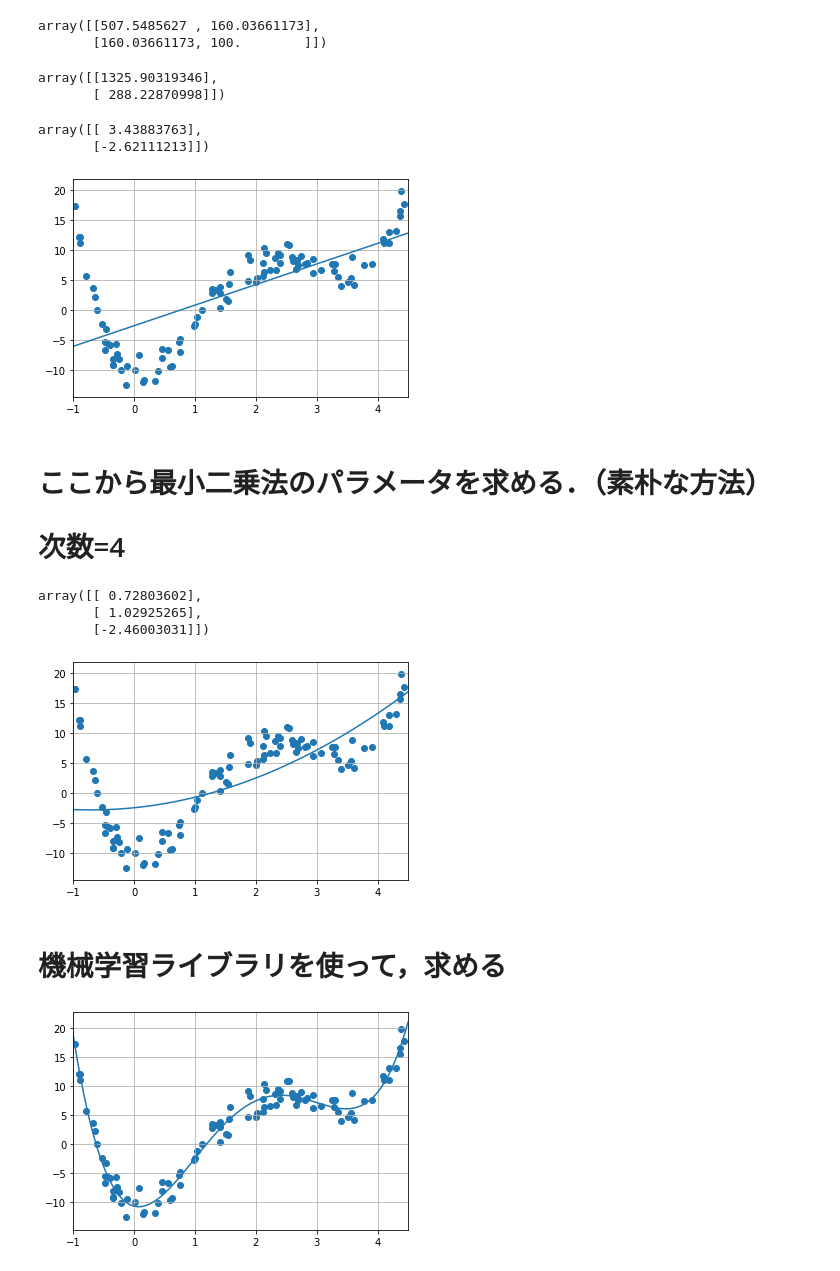
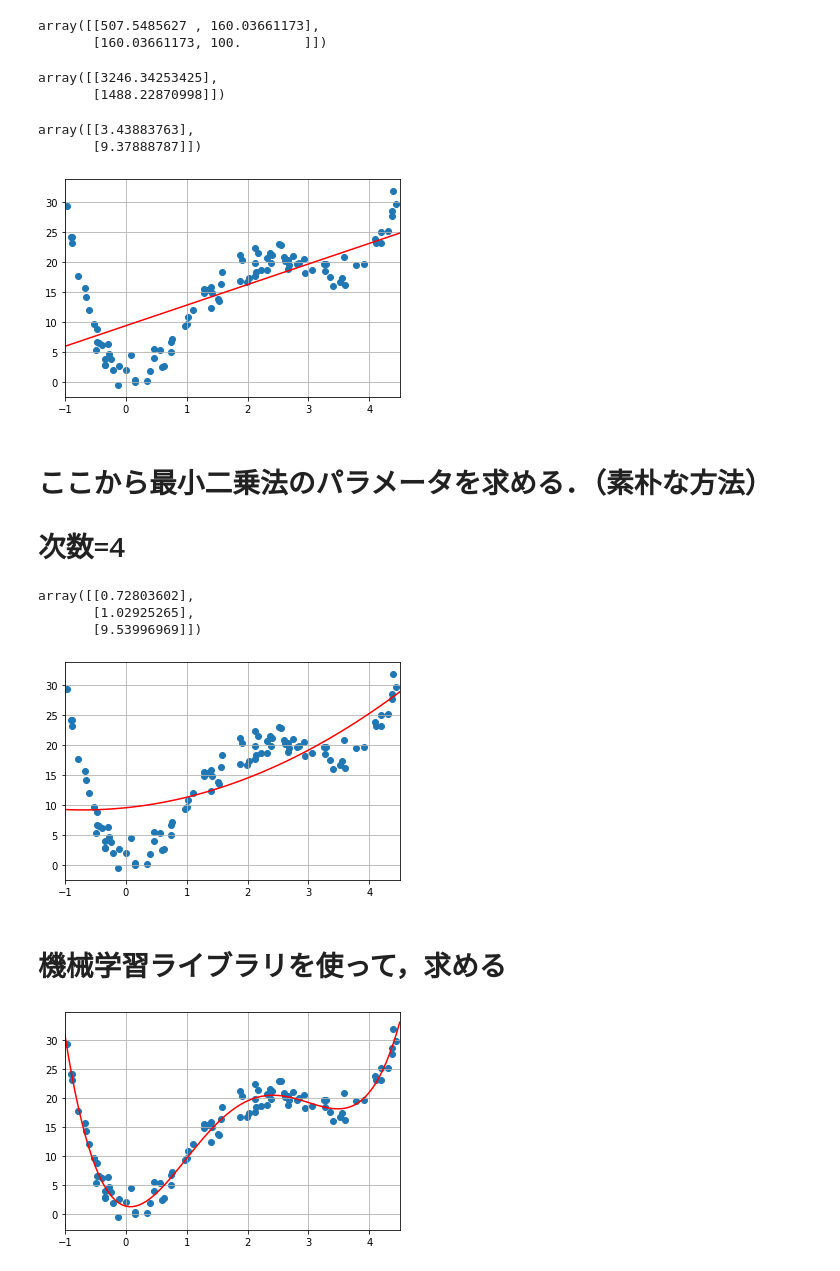
Before and after one commit to crotsu/ML_basic_ensemble, a Jupyter notebook: Chapter3/chap3_3_lsm.ipynb, the cells around one changed output. Drawn from its saved outputs; the diff is of its cells as text; code cells hidden in the pictures.

```diff
--- a/Chapter3/chap3_3_lsm.ipynb
+++ b/Chapter3/chap3_3_lsm.ipynb
@@ -6,9 +13,9 @@
 # %%
 import numpy as np
 
-# 目的関数
+# 数理モデル
 def mathfunc(x):
-    y = x**4 - 8*x**3 + 18*x**2 - 3*x - 11
+    y = x**4 - 8*x**3 + 18*x**2 - 3*x + 1
     return y
 
 # 目的関数のグラフを表示する
@@ -39,7 +46,7 @@ import matplotlib.pyplot as plt
 
 # 目的関数
 def mathfunc(x):
-    y = x**4 - 8*x**3 + 18*x**2 - 3*x - 11
+    y = x**4 - 8*x**3 + 18*x**2 - 3*x + 1
     return y
 
 # 定義域（xの範囲: -1.0から4.5）
@@ -205,15 +212,15 @@ array([[507.5485627 , 160.03661173],
 # %%
 b
 # %% [output]
-array([[1325.90319346],
-       [ 288.22870998]])
+array([[3246.34253425],
+       [1488.22870998]])
 # %%
 # 行列Aの逆行列を求めて，ベクトルbに左から掛ける
 ans = np.dot(np.linalg.inv(matrixA),b)
 ans
 # %% [output]
-array([[ 3.43883763],
-       [-2.62111213]])
+array([[3.43883763],
+       [9.37888787]])
 # %%
 # 求めたパラメータをグラフに表示する
 
@@ -236,14 +243,14 @@ x = np.linspace(xmin, xmax, num)
 y = solve_func(x)
 
 # グラフ表示
-plt.plot(x, y) # 求めたパラメータから直線を引く
+plt.plot(x, y, color='red') # 求めたパラメータから直線を引く
 
 plt.scatter(df.x, df.y) # 散布図
 plt.xlim(xmin, xmax)
 plt.grid(True)
 plt.show()
 # %% [output]
-[figure, old version]
+[figure, new version]
 # %% [markdown]
 # ここから最小二乗法のパラメータを求める．（素朴な方法）
 # 次数=4
@@ -270,9 +277,9 @@ b[2,0] = sum(df.y)
 ans = np.dot(np.linalg.inv(matrixA),b)
 ans
 # %% [output]
-array([[ 0.72803602],
-       [ 1.02925265],
-       [-2.46003031]])
+array([[0.72803602],
+       [1.02925265],
+       [9.53996969]])
 # %%
 # 求めたパラメータをグラフに表示する
 
@@ -295,49 +302,49 @@ x = np.linspace(xmin, xmax, num)
 y = solve_func(x)
 
 # グラフ表示
-plt.plot(x, y) # 求めたパラメータから直線を引く
+plt.plot(x, y, color='red') # 求めたパラメータから直線を引く
 
 plt.scatter(df.x, df.y) # 散布図
 plt.xlim(xmin, xmax)
 plt.grid(True)
 plt.show()
 # %% [output]
-[figure, old version]
+[figure, new version]
 # %% [markdown]
 # 機械学習ライブラリを使って，求める
 # %%
 # numpyのライブラリを使ってパラメータを求める
 ans = np.polyfit(df.x, df.y, 4)
 
 # 求めたパラメータをグラフに表示する
 
 # 求めた関数
 def solve_func(x):
     y = ans[0]*x*x*x*x + ans[1]*x*x*x + ans[2]*x*x + ans[3]*x + ans[4]
     return y
 
 # 定義域（xの範囲: -1.0から4.5）
 # 生成するデータの個数は100個
 xmin = -1.0
 xmax = 4.5
 num = 100
 
 # xを生成
 # xminからxmaxまでをnum個で区切る
 x = np.linspace(xmin, xmax, num)
 
 # ｘからｙを生成する．
 y = solve_func(x)
 
 # グラフ表示
-plt.plot(x, y) # 求めたパラメータから直線を引く
+plt.plot(x, y,color='red') # 求めたパラメータから直線を引く
 
 plt.scatter(df.x, df.y) # 散布図
 plt.xlim(xmin, xmax)
 plt.grid(True)
 plt.show()
 # %% [output]
-[figure, old version]
+[figure, new version]
 # %%
 # 最小二乗法（次数4）
 np.polyfit(df.x, df.y, 4)
```
Also changed, not shown: parts of 13 cells of this notebook, 8 other files.
